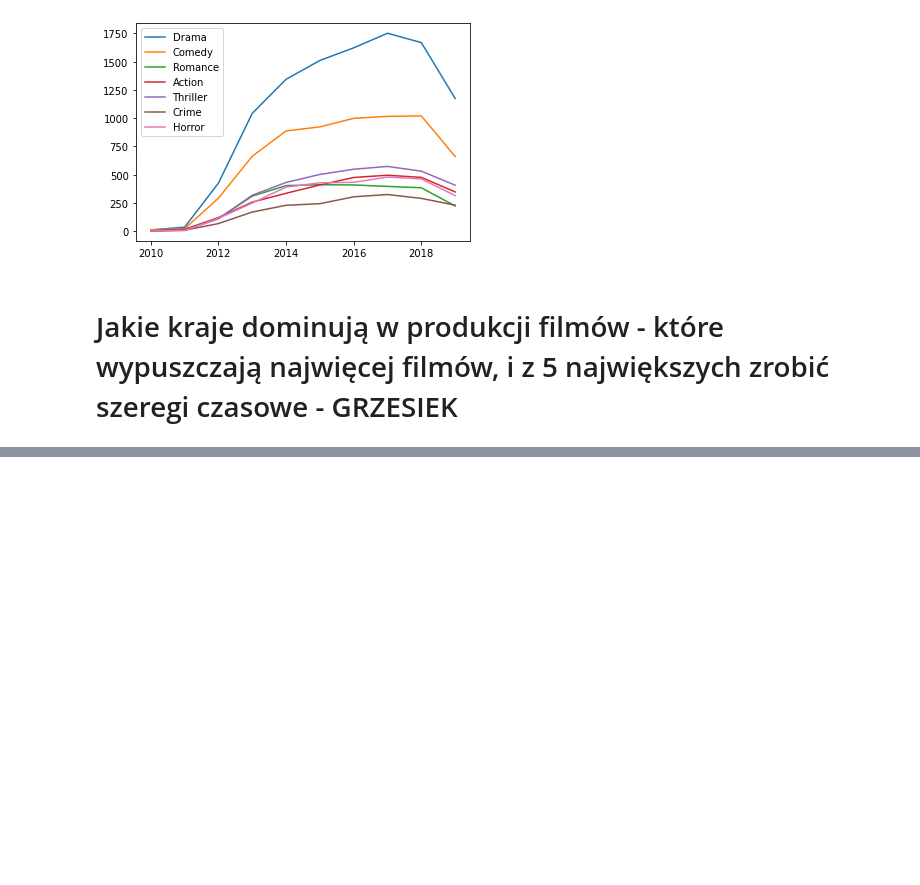
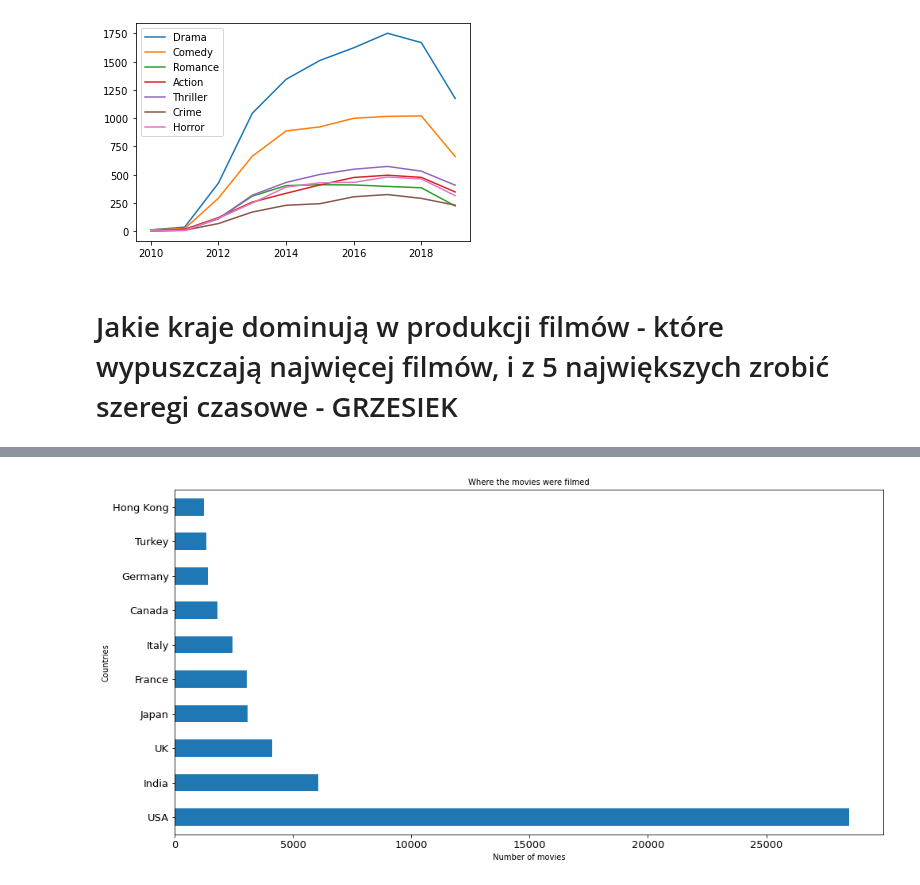
Before and after one commit to KatBotkowska/CodersCrew, a Jupyter notebook: Netflix_data.ipynb, the cells around one changed output, grey strips where cells are left out. Drawn from its saved outputs; the diff is of its cells as text; code cells hidden in the pictures; blank space fills up the shorter version.

```diff
--- a/Netflix_data.ipynb
+++ b/Netflix_data.ipynb
@@ -590,0 +616,14 @@ imdb_movies = pd.read_csv('/content/[netflix]/IMDb movies.csv')
+# %%
+'''
+Te wykresy są okej, ale później jest coś nie tak...
+'''
+import matplotlib.pyplot as plt
+import seaborn as sn
+chart_country = imdb_movies['country'].value_counts().head(10)
+chart_country.plot(kind='barh', figsize=(16,8), fontsize=13)
+plt.title("Where the movies were filmed", fontsize=10)
+plt.xlabel('Number of movies')
+plt.ylabel('Countries')
+plt.show()
+# %% [output]
+[figure, added]
```
Also changed, not shown: parts of 23 cells of this notebook.
